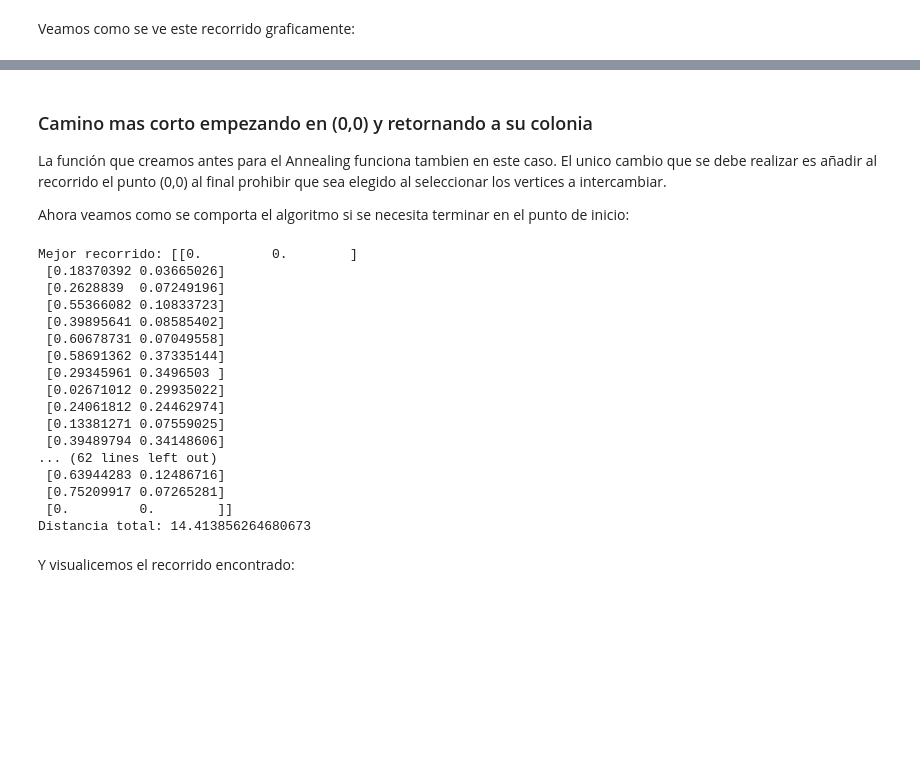
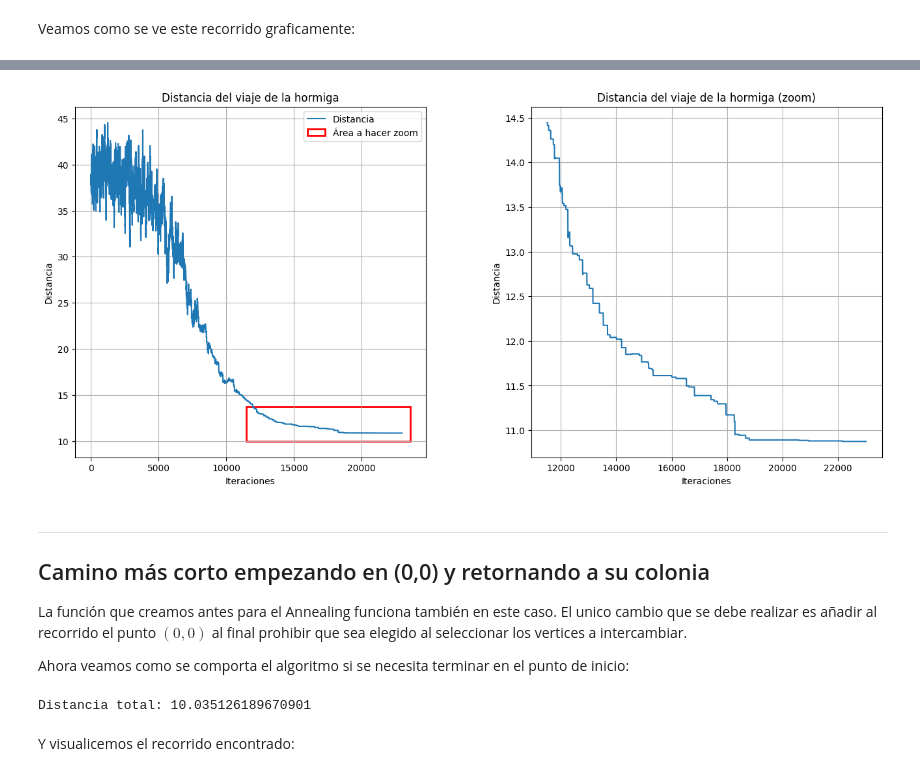
Before and after one commit to dangarciahe/Cadenas_de_Markov, a Jupyter notebook: Tarea_3.ipynb, the cells around one changed output, grey strips where cells are left out. Drawn from its saved outputs; the diff is of its cells as text; code cells hidden in the pictures; blank space fills up the shorter version.

```diff
--- a/Tarea_3.ipynb
+++ b/Tarea_3.ipynb
@@ -710,40 +721,67 @@ plt.show()
+# %%
+import matplotlib.patches as patches
+
+
+n_steps = len(all_distancias)
+
+fig, (ax1, ax2) = plt.subplots(1, 2, figsize=(16, 7))
+plt.subplots_adjust(wspace=0.3)
+
+
+
+left_side = n_steps//2
+top_side = all_distancias[n_steps//2]*0.95
+ancho = (n_steps - n_steps//2)*1.05
+alto = (all_distancias[-1] - all_distancias[n_steps//2])*1.05
+
+
+rect = patches.Rectangle((left_side, top_side), ancho, alto, linewidth=2, edgecolor='r', facecolor='none', label='Área a hacer zoom')
+
+ax1.plot(range(n_steps), all_distancias, label='Distancia')
+ax1.add_patch(rect) # Rectangulo rojo para contextualizar la Figura con zoom
+ax1.set_title('Distancia del viaje de la hormiga')
+ax1.set_xlabel("Iteraciones")
+ax1.set_ylabel("Distancia")
+ax1.legend()
+
+
+ax1.grid()
+
+
+
+ax2.plot(range(n_steps//2, n_steps), all_distancias[n_steps//2::])
+ax2.set_title(f'Distancia del viaje de la hormiga (zoom)')
+ax2.set_xlabel("Iteraciones")
+ax2.set_ylabel("Distancia")
+ax2.grid()
+
+
+plt.show()
+# %% [output]
+[figure, added]
 # %% [markdown]
-### Camino mas corto empezando en (0,0) y retornando a su colonia
+---
+## Camino más corto empezando en (0,0) y retornando a su colonia
 
-La función que creamos antes para el Annealing funciona tambien en este caso. El unico cambio que se debe realizar es añadir al recorrido el punto (0,0) al final prohibir que sea elegido al seleccionar los vertices a intercambiar.
+La función que creamos antes para el Annealing funciona también en este caso. El unico cambio que se debe realizar es añadir al recorrido el punto $(0,0)$ al final prohibir que sea elegido al seleccionar los vertices a intercambiar.
 
 Ahora veamos como se comporta el algoritmo si se necesita terminar en el punto de inicio:
 # %%
 data = cargar_puntos_csv("data.csv")
 
-temp_inicial = 10000
-temp_final = 0.1
-enfriamiento = 0.99
+temp_inicial = 10
+temp_final = 0.0001
+enfriamiento = 0.999
 
-iteraciones = 1000
+iteraciones = 2
 
-recorrido_ret, distancia_ret = simulated_annealing(data, temp_inicial, temp_final, enfriamiento, iteraciones, retorna=True)
 
-print("Mejor recorrido:", recorrido_ret)
+recorrido_ret, distancia_ret, recorrido_inicial_ret, distancia_inicial_ret, all_distancias_ret = simulated_annealing(data, temp_inicial, temp_final, enfriamiento, iteraciones, retorna=True)
+
+#print("Mejor recorrido:", recorrido_ret)
 print("Distancia total:", distancia_ret)
 # %% [output]
-Mejor recorrido: [[0.         0.        ]
- [0.18370392 0.03665026]
- [0.2628839  0.07249196]
- [0.55366082 0.10833723]
- [0.39895641 0.08585402]
- [0.60678731 0.07049558]
- [0.58691362 0.37335144]
- [0.29345961 0.3496503 ]
- [0.02671012 0.29935022]
- [0.24061812 0.24462974]
- [0.13381271 0.07559025]
- [0.39489794 0.34148606]
-... (62 lines left out)
- [0.63944283 0.12486716]
- [0.75209917 0.07265281]
- [0.         0.        ]]
-Distancia total: 14.413856264680673
+Distancia total: 10.035126189670901
 # %% [markdown]
 Y visualicemos el recorrido encontrado:
 # %%
```
Also changed, not shown: parts of 14 cells of this notebook.
